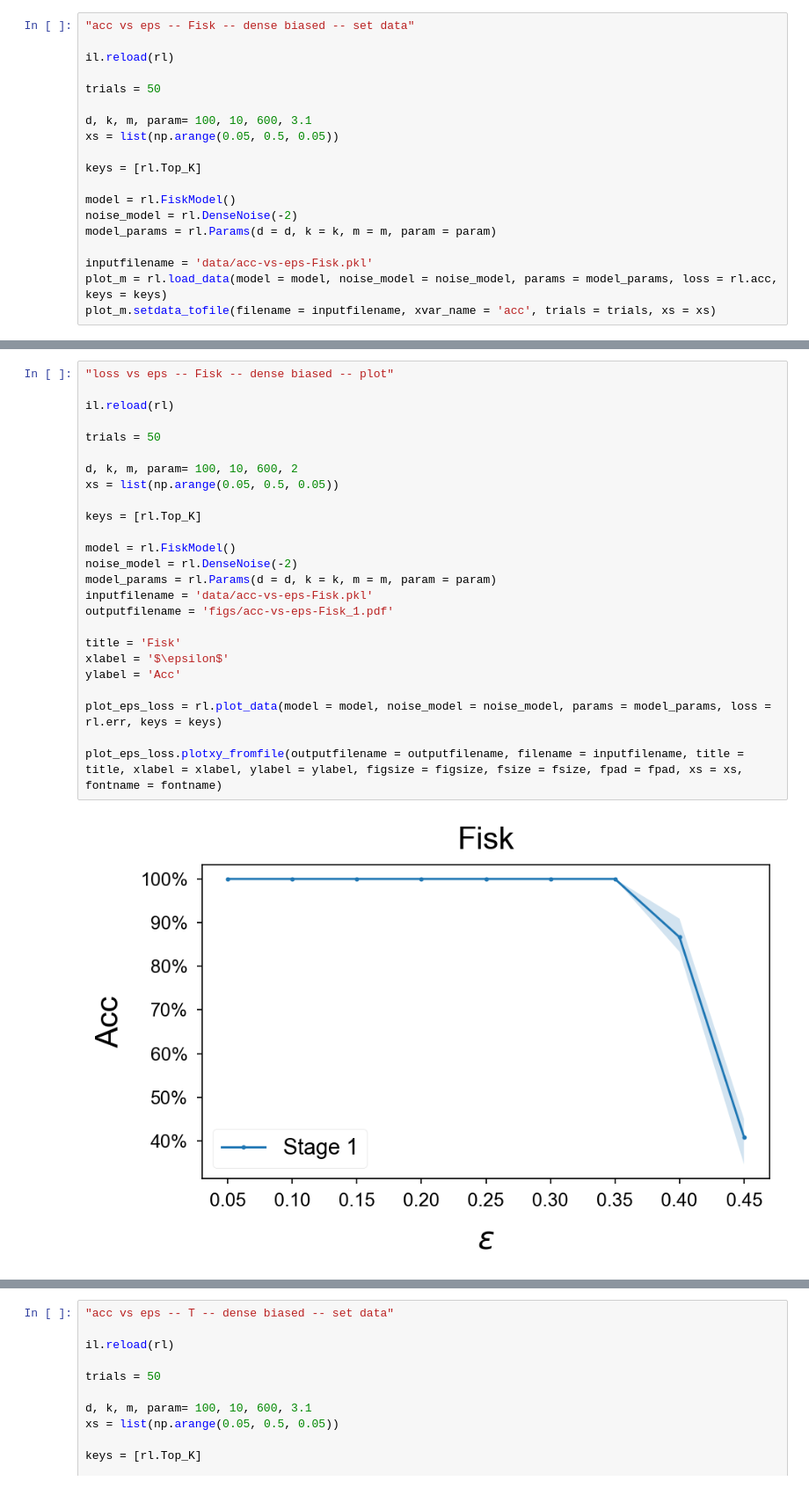
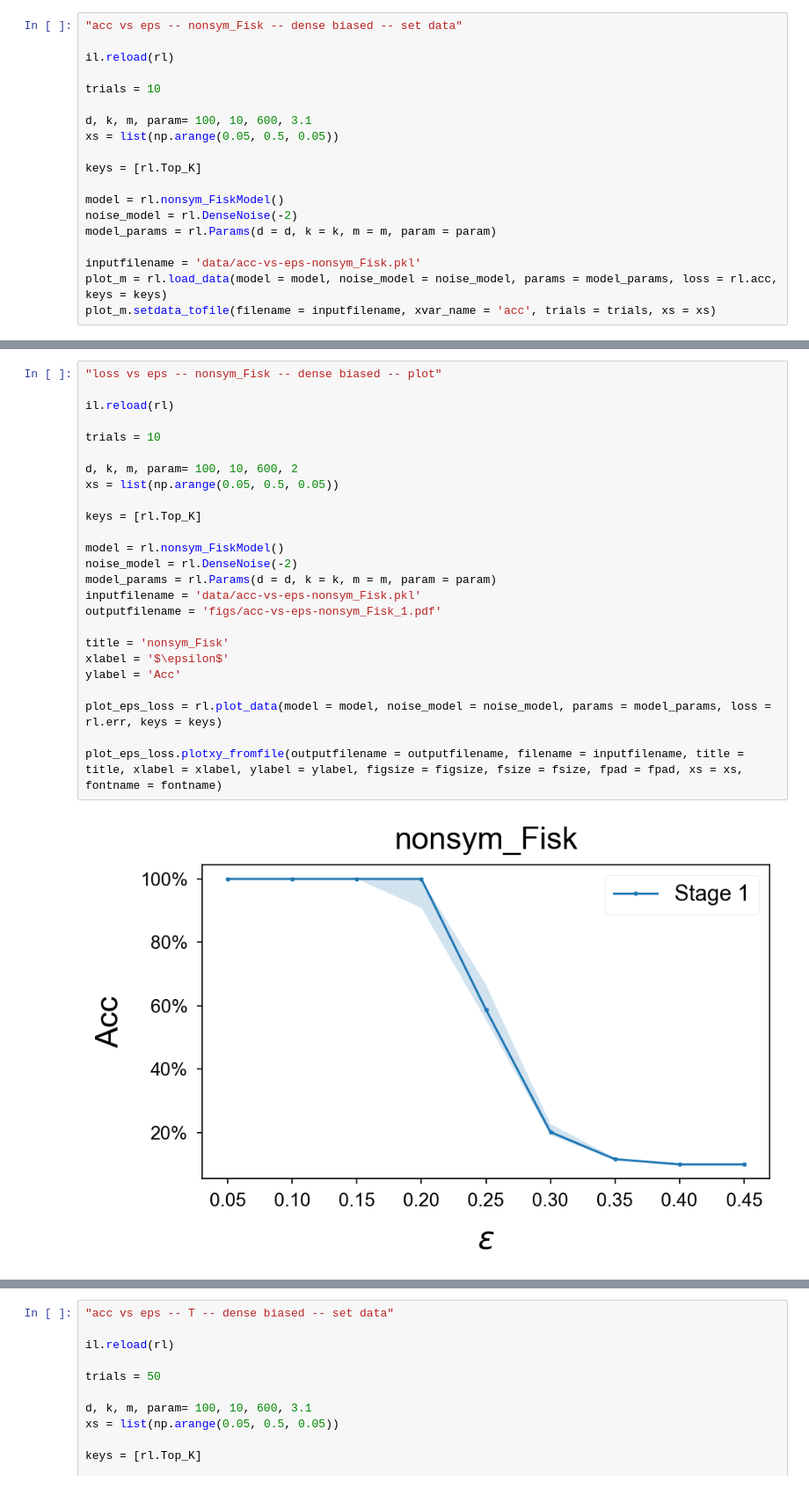
Before and after one commit to ying-hui-he/Robust_mean_estimation, a Jupyter notebook: acc.ipynb, the cells around one changed output, grey strips where cells are left out. Shown at 88% size. Cells and saved outputs as stored; diff of their text form.

```diff
--- a/acc.ipynb
+++ b/acc.ipynb
@@ -15,22 +15,22 @@ fpad = 10
 figsize = (8,4)
 fontname = 'Arial'
 # %%
-"acc vs eps -- Fisk -- dense biased -- set data"
+"acc vs eps -- nonsym_Fisk -- dense biased -- set data"
 
 il.reload(rl)
 
-trials = 50
+trials = 10
 
 d, k, m, param= 100, 10, 600, 3.1
 xs = list(np.arange(0.05, 0.5, 0.05))
 
 keys = [rl.Top_K]
 
-model = rl.FiskModel()
+model = rl.nonsym_FiskModel()
 noise_model = rl.DenseNoise(-2)
 model_params = rl.Params(d = d, k = k, m = m, param = param)
 
-inputfilename = 'data/acc-vs-eps-Fisk.pkl'
+inputfilename = 'data/acc-vs-eps-nonsym_Fisk.pkl'
 plot_m = rl.load_data(model = model, noise_model = noise_model, params = model_params, loss = rl.acc, keys = keys)
 plot_m.setdata_tofile(filename = inputfilename, xvar_name = 'acc', trials = trials, xs = xs)
 # %% [output]
@@ -242,29 +127,29 @@ Prediction: [0, 1, 2, 3, 4, 5, 6, 7, 8, 9]
 # %%
-"loss vs eps -- Fisk -- dense biased -- plot"
+"loss vs eps -- nonsym_Fisk -- dense biased -- plot"
 
 il.reload(rl)
 
-trials = 50
+trials = 10
 
 d, k, m, param= 100, 10, 600, 2
 xs = list(np.arange(0.05, 0.5, 0.05))
 
 keys = [rl.Top_K]
 
-model = rl.FiskModel()
+model = rl.nonsym_FiskModel()
 noise_model = rl.DenseNoise(-2)
 model_params = rl.Params(d = d, k = k, m = m, param = param)
-inputfilename = 'data/acc-vs-eps-Fisk.pkl'
-outputfilename = 'figs/acc-vs-eps-Fisk_1.pdf'
+inputfilename = 'data/acc-vs-eps-nonsym_Fisk.pkl'
+outputfilename = 'figs/acc-vs-eps-nonsym_Fisk_1.pdf'
 
-title = 'Fisk'
+title = 'nonsym_Fisk'
 xlabel = '$\epsilon$'
 ylabel = 'Acc'
 
 plot_eps_loss = rl.plot_data(model = model, noise_model = noise_model, params = model_params, loss = rl.err, keys = keys)
 
 plot_eps_loss.plotxy_fromfile(outputfilename = outputfilename, filename = inputfilename, title = title, xlabel = xlabel, ylabel = ylabel, figsize = figsize, fsize = fsize, fpad = fpad, xs = xs, fontname = fontname)
 # %% [output]
-[figure, old version]
+[figure, new version]
 [interactive output not drawn]
 # %%
```
Also changed, not shown: parts of 9 cells of this notebook, 14 other files.
